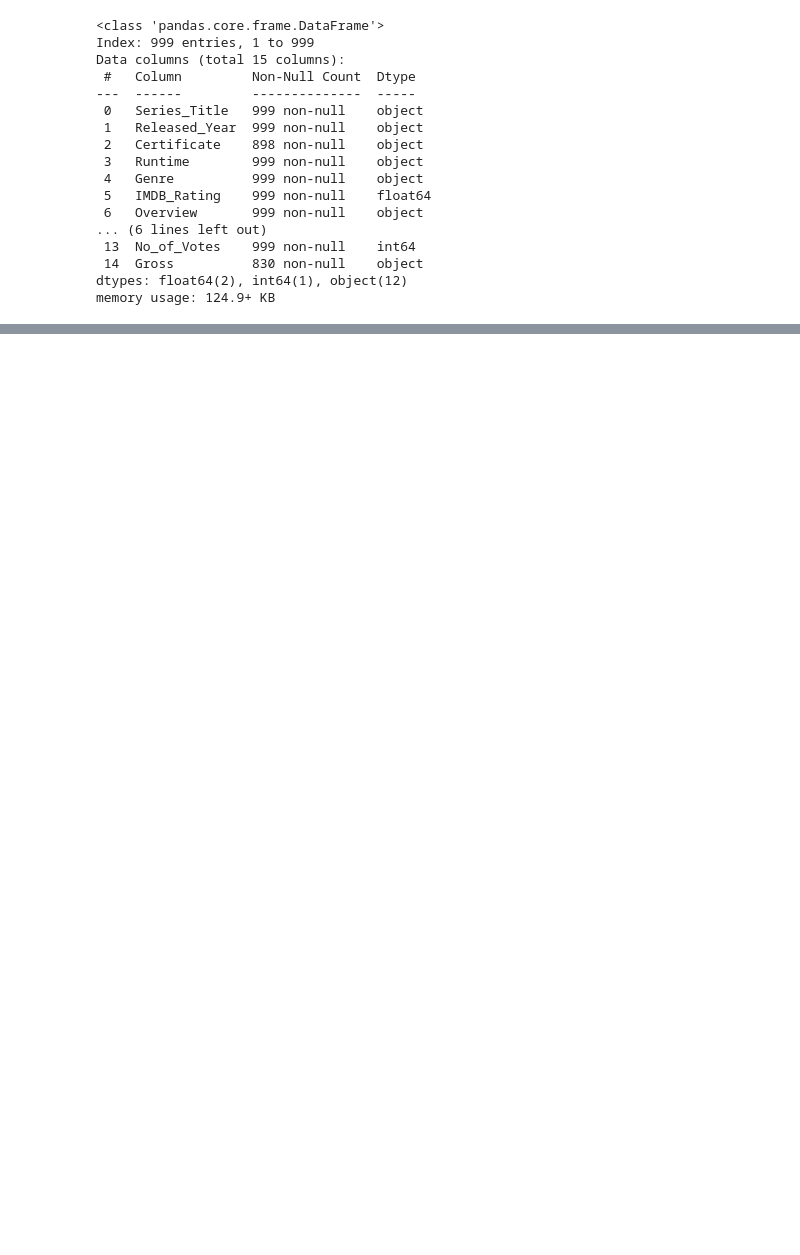
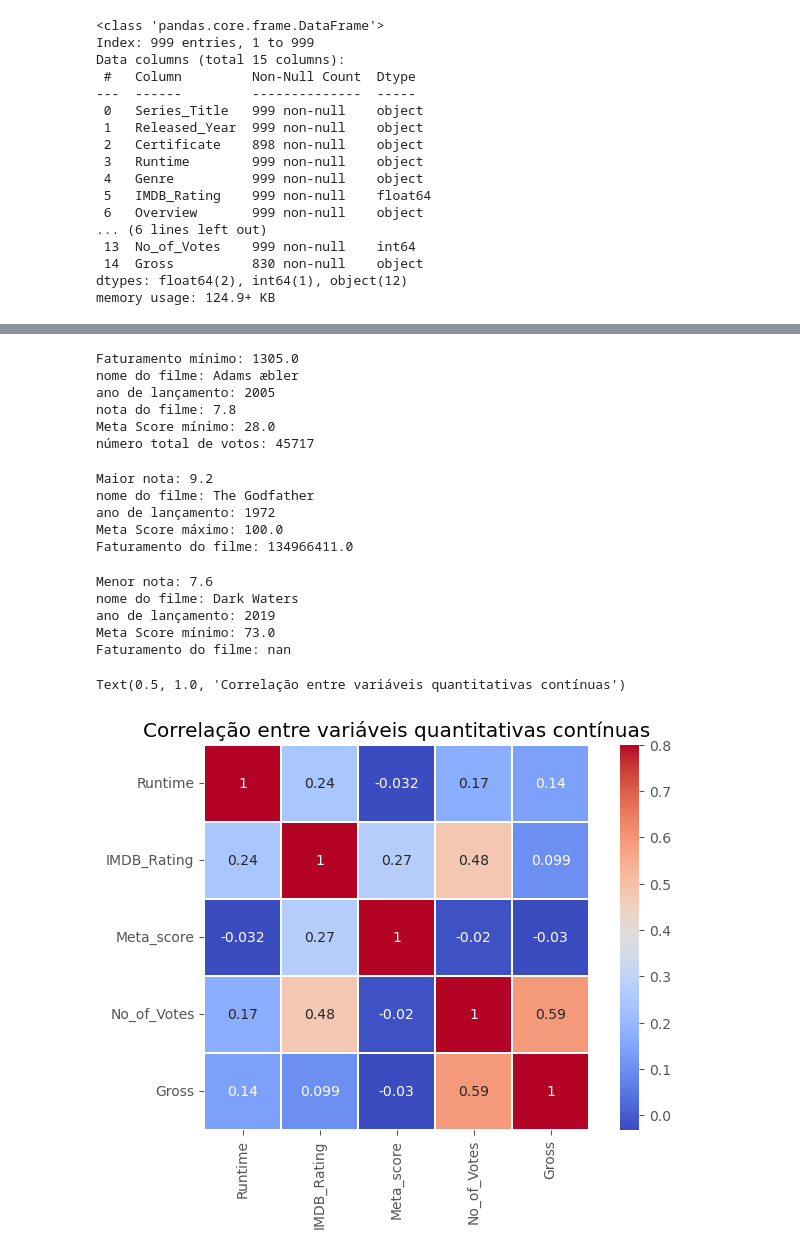
Before and after one commit to p-mendoncad/Desafio_Cientista_de_Dados_Lighthouse, a Jupyter notebook: EDA.ipynb, the cells around one changed output, grey strips where cells are left out. Drawn from its saved outputs; the diff is of its cells as text; code cells hidden in the pictures; blank space fills up the shorter version.

Commit message:
feat: Analisando as correlações das variáveis quantitativas /  Aplicando média bayesiana para cálculo de rating afim de encontrar o filme a ser recomendado

```diff
--- a/EDA.ipynb
+++ b/EDA.ipynb
@@ -1,2 +21,9 @@
 # %%
+from src import data_tools
 import pandas as pd
+import seaborn as sns
+import matplotlib.pyplot as plt
+import sqlite3
+import numpy as np
+
+plt.style.use('ggplot')
@@ -3,5 +32,5 @@ import pandas as pd
 # %%
-imdb = pd.read_csv("data/desafio_indicium_imdb.csv", index_col=0)
+imdb = pd.read_csv("data/desafio_indicium_imdb.csv", index_col=0, encoding='utf-8')
 df = pd.DataFrame(imdb)
 df.shape
 df.head()
@@ -32,3 +61,9 @@ Data columns (total 15 columns):
  14  Gross          830 non-null    object
 dtypes: float64(2), int64(1), object(12)
 memory usage: 124.9+ KB
+# %%
+# Limpeza e transformação de dados
+df['Gross'] = df['Gross'].replace('[\$,]', '', regex=True).astype(float)
+df['No_of_Votes'] = df['No_of_Votes'].replace('[,]', '', regex=True).astype(int)
+df['Runtime'] = df['Runtime'].replace('[ min]', '', regex=True).astype(int)
+df.info()
@@ -34,0 +136,53 @@ memory usage: 124.9+ KB
+# %%
+#filme com menor faturamento?
+print(f'Faturamento mínimo: {df['Gross'].min()}')
+index = df['Gross'].idxmin()
+print(f'nome do filme: {df['Series_Title'][index]}')
+print(f'ano de lançamento: {df['Released_Year'][index]}')
+print(f'nota do filme: {df['IMDB_Rating'][index]}')
+print(f'Meta Score mínimo: {df['Meta_score'].min()}')
+print(f'número total de votos: {df['No_of_Votes'][index]}')
+# %% [output]
+Faturamento mínimo: 1305.0
+nome do filme: Adams æbler
+ano de lançamento: 2005
+nota do filme: 7.8
+Meta Score mínimo: 28.0
+número total de votos: 45717
+# %%
+#Filme com maior nota?
+print(f'Maior nota: {df['IMDB_Rating'].max()}')
+index = df['IMDB_Rating'].idxmax()
+print(f'nome do filme: {df['Series_Title'][index]}')
+print(f'ano de lançamento: {df['Released_Year'][index]}')
+print(f'Meta Score máximo: {df['Meta_score'][index]}')
+print(f'Faturamento do filme: {df['Gross'][index]}')
+# %% [output]
+Maior nota: 9.2
+nome do filme: The Godfather
+ano de lançamento: 1972
+Meta Score máximo: 100.0
+Faturamento do filme: 134966411.0
+# %%
+#filme com menor nota?
+print(f'Menor nota: {df['IMDB_Rating'].min()}')
+index = df['IMDB_Rating'].idxmin()
+print(f'nome do filme: {df['Series_Title'][index]}')
+print(f'ano de lançamento: {df['Released_Year'][index]}')
+print(f'Meta Score mínimo: {df['Meta_score'][index]}')
+print(f'Faturamento do filme: {df['Gross'][index]}')
+# %% [output]
+Menor nota: 7.6
+nome do filme: Dark Waters
+ano de lançamento: 2019
+Meta Score mínimo: 73.0
+Faturamento do filme: nan
+# %%
+df_heat = df[['Runtime', 'IMDB_Rating', 'Meta_score', 'No_of_Votes', 'Gross']]
+corr =df_heat.corr()
+plt.figure(figsize=(8,5))
+sns.heatmap(corr, vmax=.8, linewidth=.01, square=True, annot=True, cmap='coolwarm')
+plt.title('Correlação entre variáveis quantitativas contínuas')
+# %% [output]
+Text(0.5, 1.0, 'Correlação entre variáveis quantitativas contínuas')
+[figure, added]
```
Also changed, not shown: parts of 17 cells of this notebook, 1 other file.
